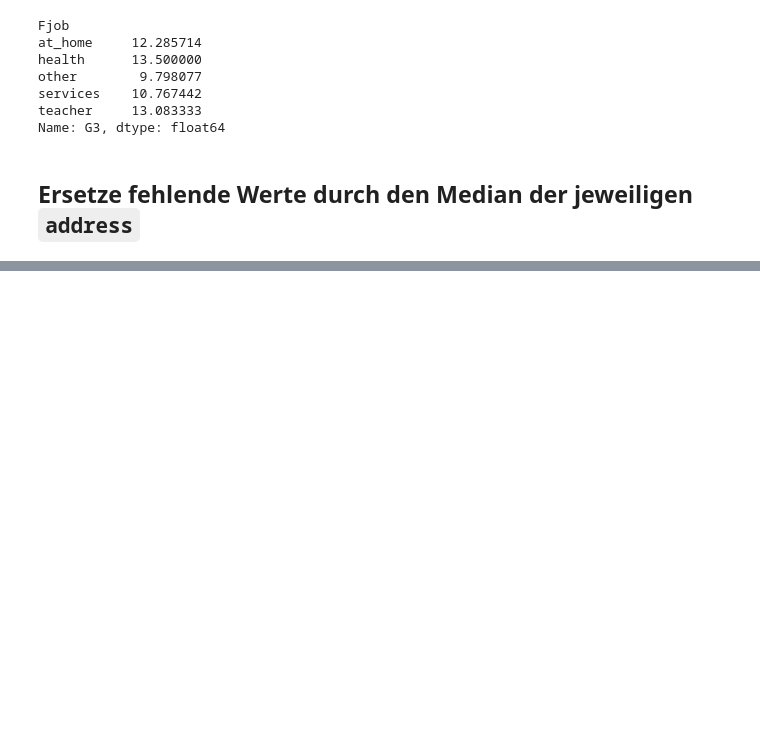
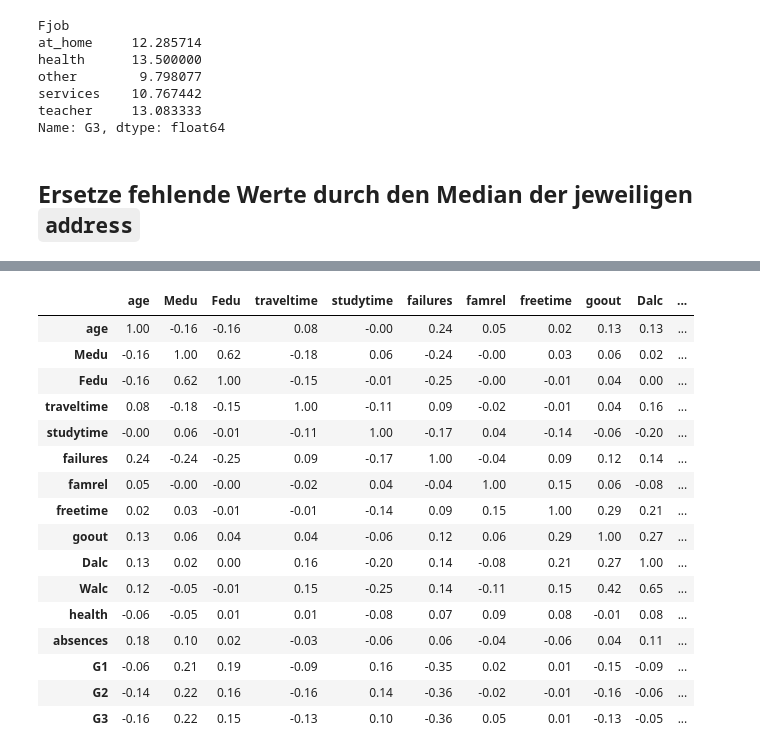
Before and after one commit to HTL-Stuff/Java5Klasse, a Jupyter notebook: DSML/StudentMath/students-math.ipynb, the cells around one changed output, grey strips where cells are left out. Cells and saved outputs as stored; diff of their text form; code cells hidden in the pictures; blank space fills up the shorter version.

```diff
--- a/DSML/StudentMath/students-math.ipynb
+++ b/DSML/StudentMath/students-math.ipynb
@@ -160,0 +189,23 @@ Name: G3, dtype: float64
+# %%
+
+## df.corr()[['G3', 'Walc', 'Dalc']]
+corr = df.corr().style.background_gradient(cmap='coolwarm').set_precision(2)
+corr
+# %% [output]
+|  | age | Medu | Fedu | traveltime | studytime | failures | famrel | freetime | goout | Dalc | ... |
+| age | 1.00 | -0.16 | -0.16 | 0.08 | -0.00 | 0.24 | 0.05 | 0.02 | 0.13 | 0.13 | ... |
+| Medu | -0.16 | 1.00 | 0.62 | -0.18 | 0.06 | -0.24 | -0.00 | 0.03 | 0.06 | 0.02 | ... |
+| Fedu | -0.16 | 0.62 | 1.00 | -0.15 | -0.01 | -0.25 | -0.00 | -0.01 | 0.04 | 0.00 | ... |
+| traveltime | 0.08 | -0.18 | -0.15 | 1.00 | -0.11 | 0.09 | -0.02 | -0.01 | 0.04 | 0.16 | ... |
+| studytime | -0.00 | 0.06 | -0.01 | -0.11 | 1.00 | -0.17 | 0.04 | -0.14 | -0.06 | -0.20 | ... |
+| failures | 0.24 | -0.24 | -0.25 | 0.09 | -0.17 | 1.00 | -0.04 | 0.09 | 0.12 | 0.14 | ... |
+| famrel | 0.05 | -0.00 | -0.00 | -0.02 | 0.04 | -0.04 | 1.00 | 0.15 | 0.06 | -0.08 | ... |
+| freetime | 0.02 | 0.03 | -0.01 | -0.01 | -0.14 | 0.09 | 0.15 | 1.00 | 0.29 | 0.21 | ... |
+| goout | 0.13 | 0.06 | 0.04 | 0.04 | -0.06 | 0.12 | 0.06 | 0.29 | 1.00 | 0.27 | ... |
+| Dalc | 0.13 | 0.02 | 0.00 | 0.16 | -0.20 | 0.14 | -0.08 | 0.21 | 0.27 | 1.00 | ... |
+| Walc | 0.12 | -0.05 | -0.01 | 0.15 | -0.25 | 0.14 | -0.11 | 0.15 | 0.42 | 0.65 | ... |
+| health | -0.06 | -0.05 | 0.01 | 0.01 | -0.08 | 0.07 | 0.09 | 0.08 | -0.01 | 0.08 | ... |
+| absences | 0.18 | 0.10 | 0.02 | -0.03 | -0.06 | 0.06 | -0.04 | -0.06 | 0.04 | 0.11 | ... |
+| G1 | -0.06 | 0.21 | 0.19 | -0.09 | 0.16 | -0.35 | 0.02 | 0.01 | -0.15 | -0.09 | ... |
+| G2 | -0.14 | 0.22 | 0.16 | -0.16 | 0.14 | -0.36 | -0.02 | -0.01 | -0.16 | -0.06 | ... |
+| G3 | -0.16 | 0.22 | 0.15 | -0.13 | 0.10 | -0.36 | 0.05 | 0.01 | -0.13 | -0.05 | ... |
```
Also changed, not shown: parts of 9 cells of this notebook.
